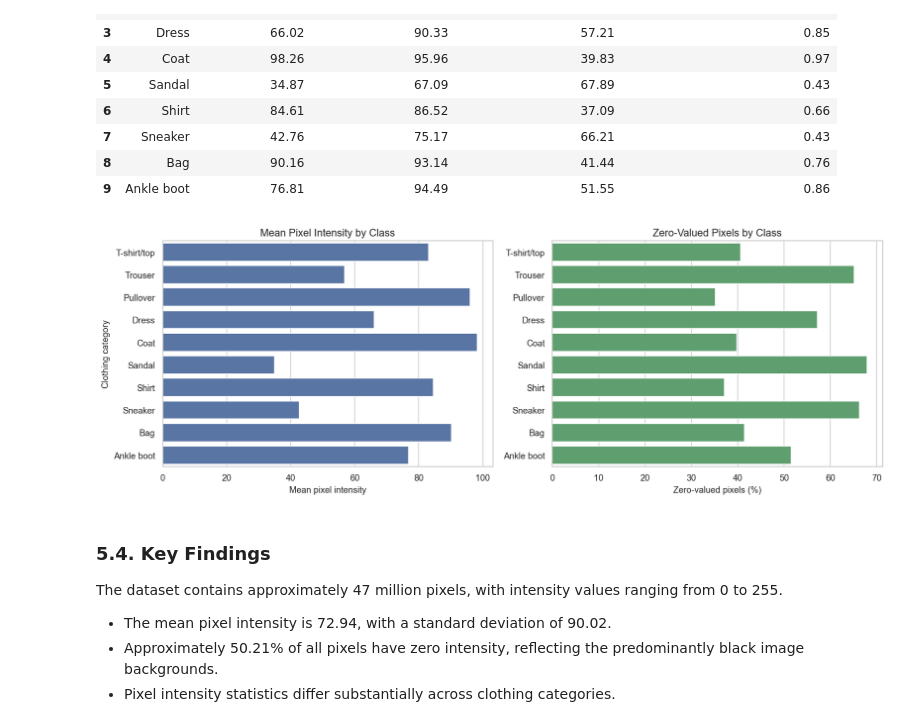
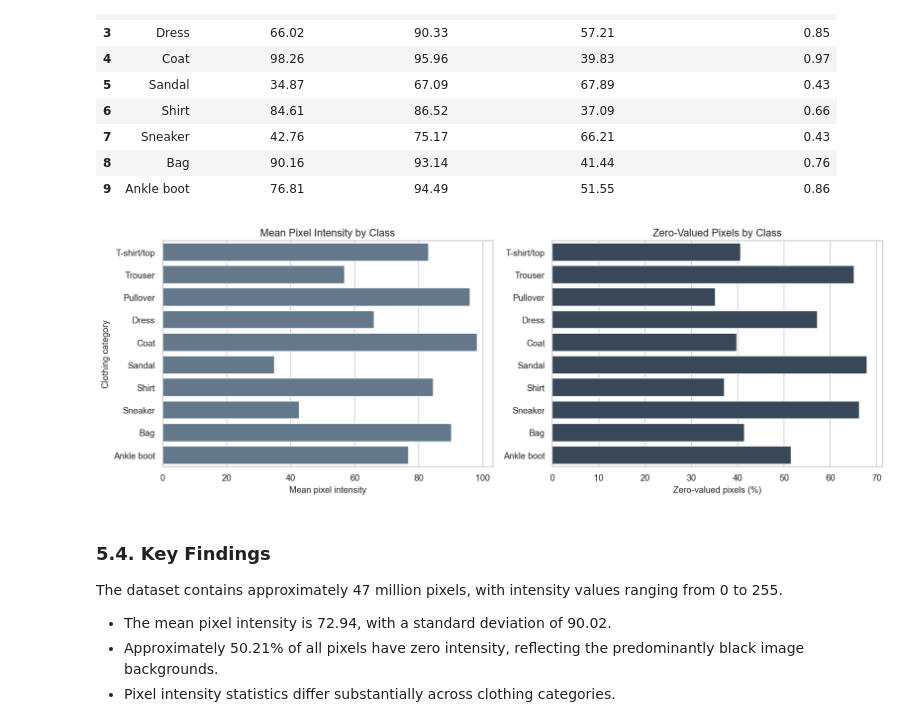
Before and after one commit to aszenas/DLProject_FashionMNIST, a Jupyter notebook: notebooks/01_eda.ipynb, the cells around one changed output. Saved outputs shown, nothing was run; the diff lists cells and outputs as text; code cells hidden in the pictures.

```diff
--- a/notebooks/01_eda.ipynb
+++ b/notebooks/01_eda.ipynb
@@ -52,7 +52,24 @@ FIGURES_DIR = PROJECT_ROOT / "results" / "figures" / "eda"
 FIGURES_DIR.mkdir(parents=True, exist_ok=True)
 
 # Visualization settings
-sns.set_theme(style="whitegrid", palette="deep")
+PROJECT_PALETTE = [
+    "#DFE9EF",
+    "#BDCEDB",
+    "#8FA7BD",
+    "#5E7891",
+    "#32485F",
+    "#1E3247",
+    "#0F1B2A",
+]
+
+PRIMARY_COLOR = "#5E7891"
+SECONDARY_COLOR = "#32485F"
+ACCENT_COLOR = "#8FA7BD"
+
+sns.set_theme(
+    style="whitegrid",
+    palette=PROJECT_PALETTE,
+)
 
 plt.rcParams.update(
     {
@@ -569,36 +586,36 @@ sns.barplot(
     data=class_pixel_stats,
     y="Class",
     x="Mean intensity",
-    color="#4C72B0",
+    color=PRIMARY_COLOR,
     ax=axes[0],
 )
 
 axes[0].set_title("Mean Pixel Intensity by Class")
 axes[0].set_xlabel("Mean pixel intensity")
 axes[0].set_ylabel("Clothing category")
 
 sns.barplot(
     data=class_pixel_stats,
     y="Class",
     x="Zero-valued pixels (%)",
-    color="#55A868",
+    color=SECONDARY_COLOR,
     ax=axes[1],
 )
 
 axes[1].set_title("Zero-Valued Pixels by Class")
 axes[1].set_xlabel("Zero-valued pixels (%)")
 axes[1].set_ylabel("")
 
 fig.tight_layout()
 
 fig.savefig(
     FIGURES_DIR / "class_pixel_statistics.png",
     bbox_inches="tight",
 )
 
 plt.show()
 # %% [output]
-[figure, old version]
+[figure, new version]
 # %% [markdown]
 ### 5.4. Key Findings
 
```
Also changed, not shown: parts of 17 cells of this notebook, 6 other files.
